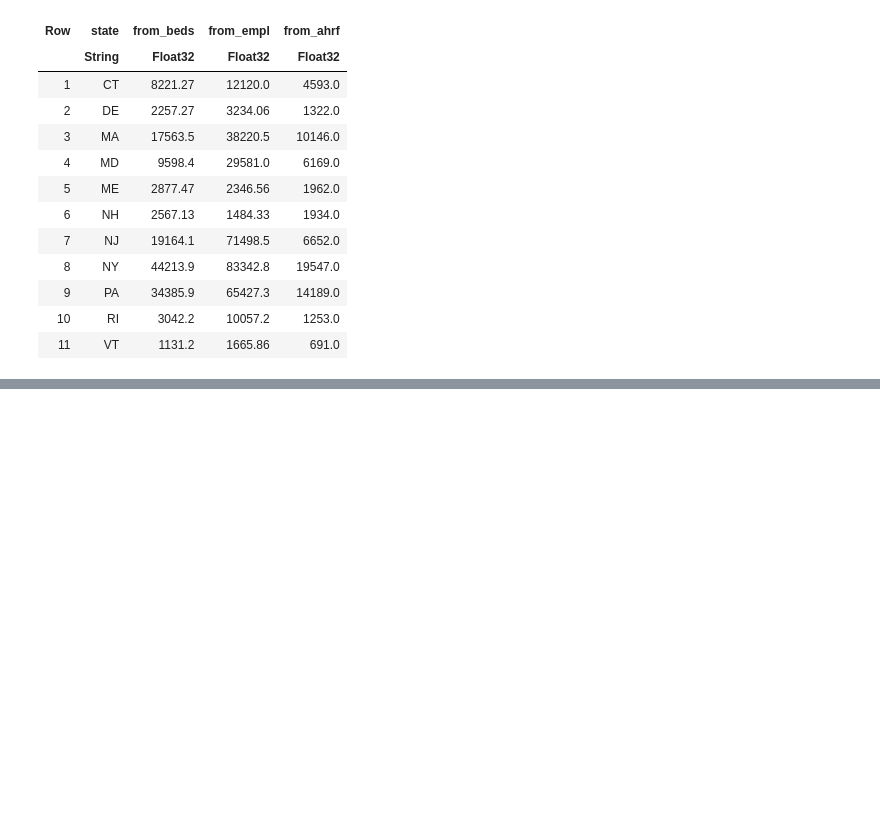
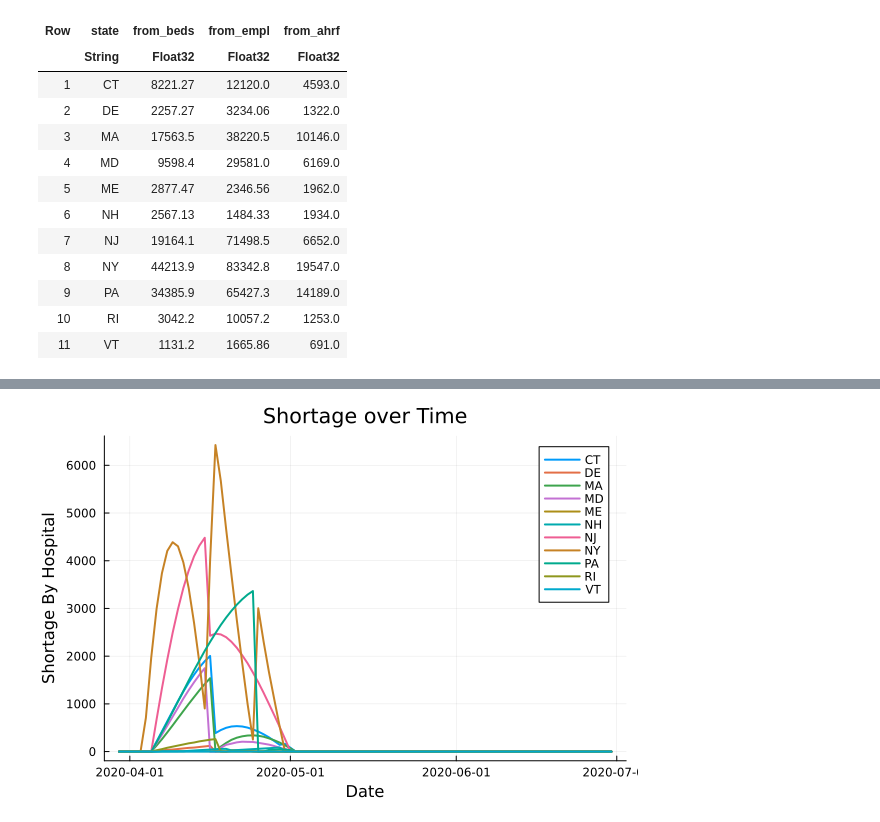
Before and after one commit to Chhheryl/Healthcare-Resources-Optimization-main, a Jupyter notebook: Test Models/nurse_allocation.ipynb, the cells around one changed output, grey strips where cells are left out. Saved outputs shown, nothing was run; the diff lists cells and outputs as text; code cells hidden in the pictures; blank space fills up the shorter version.

Commit message:
more plots

```diff
--- a/Test Models/nurse_allocation.ipynb
+++ b/Test Models/nurse_allocation.ipynb
@@ -195,0 +198,18 @@ filter(row -> row.state == s, results.complete_table)
+# %%
+states = ["CT", "DE", "MA", "MD", "ME", "NH", "NJ", "NY", "PA", "RI", "VT"]
+states_cleaned = [replace(state, r"[, ]" => "") for state in states]
+states_cleaned_row = hcat(states_cleaned...)
+
+net_shortage = shortage_matrix
+date_range = start_date:end_date
+plot(date_range, [vec(net_shortage[i,:]) for i in 1:size(net_shortage)[1]],
+     xlabel = "Date",
+     ylabel = "Shortage By Hospital",
+     title = "Shortage over Time",
+     legend = :topright,
+     label = states_cleaned_row,
+     linewidth = 2,
+     fmt=:png)
+#savefig(joinpath("../figures", "Historical_shortage_plot.png"))
+# %% [output]
+[figure, added]
```
Also changed, not shown: parts of 12 cells of this notebook, 5 other files.
